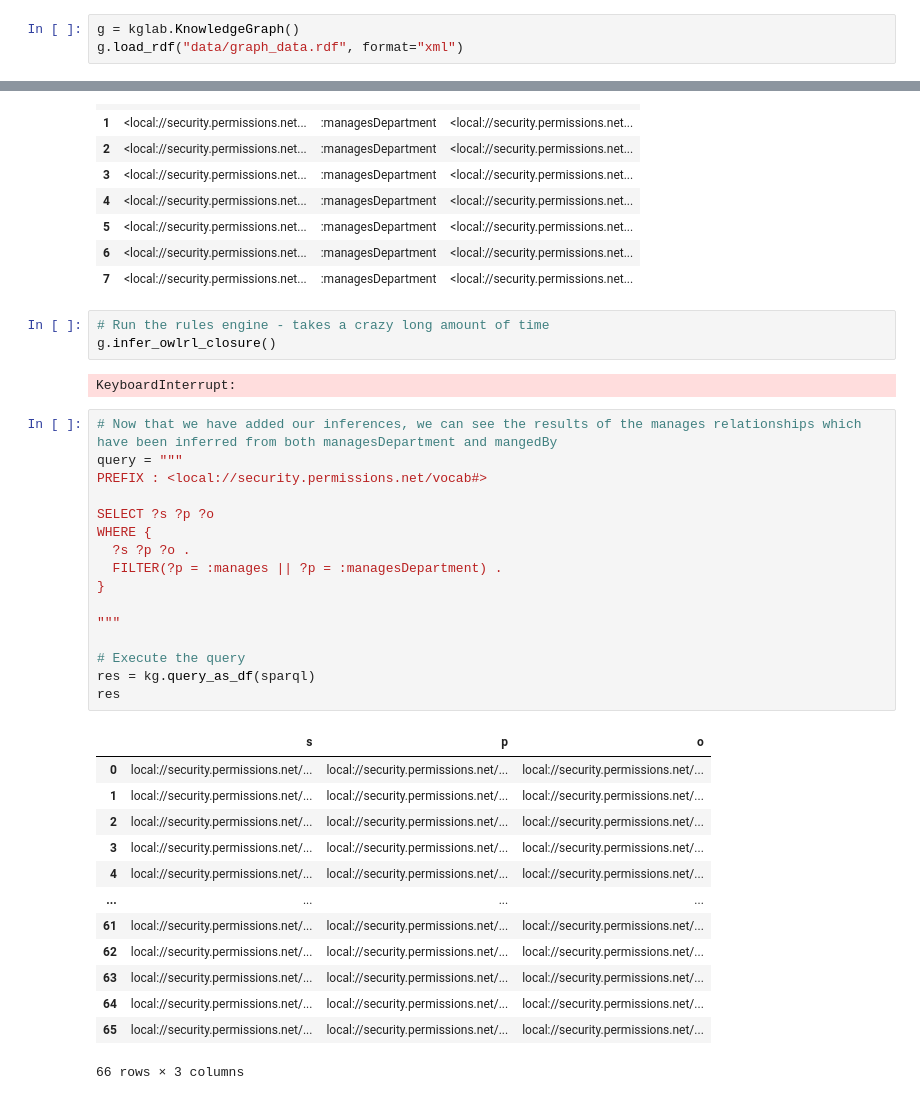
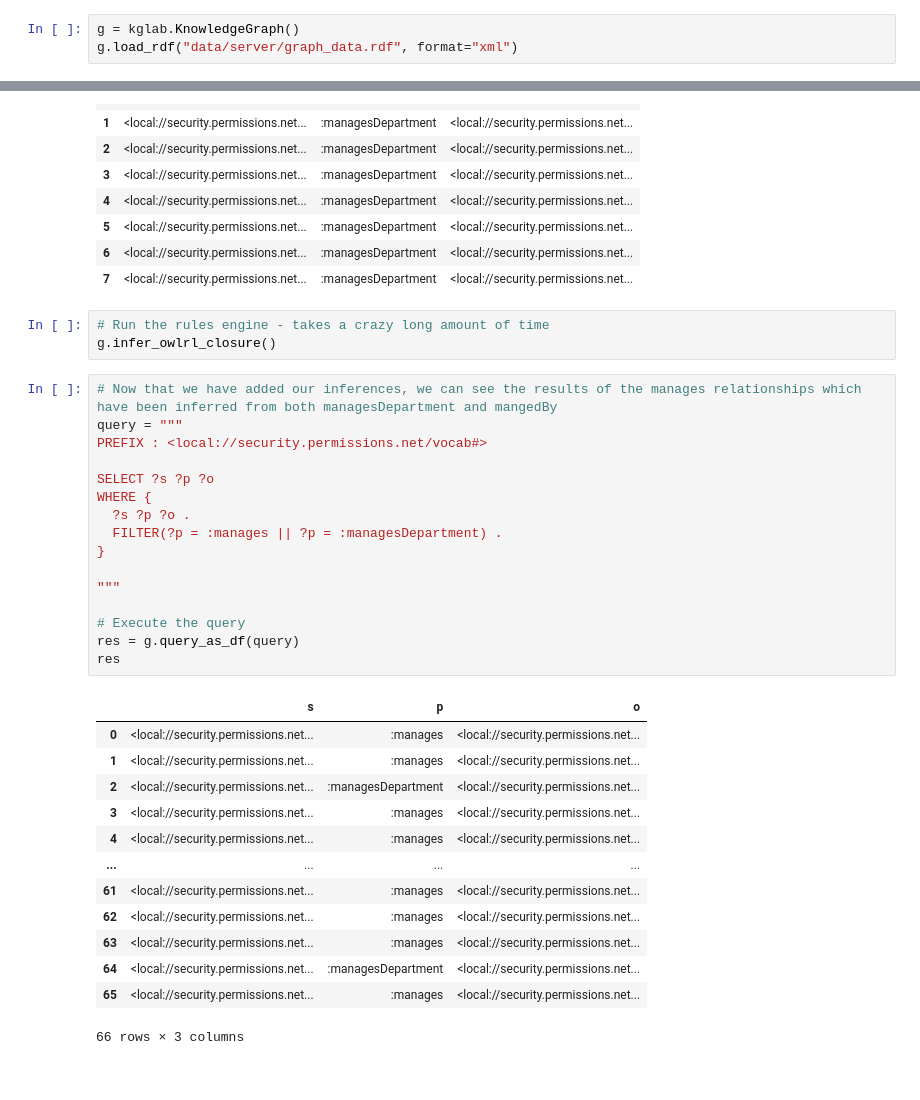
Before and after one commit to Egjfour/rdf_permissions_example, a Jupyter notebook: src/3-query_graph-kglab.ipynb, the cells around one changed output, grey strips where cells are left out. Saved outputs shown, nothing was run; the diff lists cells and outputs as text.

```diff
--- a/src/3-query_graph-kglab.ipynb
+++ b/src/3-query_graph-kglab.ipynb
@@ -10,6 +10,6 @@ os.getcwd()
 '/mnt/c/repos/rdf_permissions_example'
 # %%
 g = kglab.KnowledgeGraph()
-g.load_rdf("data/graph_data.rdf", format="xml")
+g.load_rdf("data/server/graph_data.rdf", format="xml")
 # %% [output]
 <kglab.kglab.KnowledgeGraph at 0x...>
@@ -53,37 +42,35 @@ res
 # %%
 # Run the rules engine - takes a crazy long amount of time
 g.infer_owlrl_closure()
-# %% [output]
-KeyboardInterrupt:
 # %%
 # Now that we have added our inferences, we can see the results of the manages relationships which have been inferred from both managesDepartment and mangedBy
 query = """
 PREFIX : <local://security.permissions.net/vocab#>
 
 SELECT ?s ?p ?o
 WHERE {
   ?s ?p ?o .
   FILTER(?p = :manages || ?p = :managesDepartment) .
 }
 
 """
 
 # Execute the query
-res = kg.query_as_df(sparql)
+res = g.query_as_df(query)
 res
 # %% [output]
 |  | s | p | o |
-| 0 | local://security.permissions.net/... | local://security.permissions.net/... | local://security.permissions.net/... |
-| 1 | local://security.permissions.net/... | local://security.permissions.net/... | local://security.permissions.net/... |
-| 2 | local://security.permissions.net/... | local://security.permissions.net/... | local://security.permissions.net/... |
-| 3 | local://security.permissions.net/... | local://security.permissions.net/... | local://security.permissions.net/... |
-| 4 | local://security.permissions.net/... | local://security.permissions.net/... | local://security.permissions.net/... |
+| 0 | <local://security.permissions.net... | :manages | <local://security.permissions.net... |
+| 1 | <local://security.permissions.net... | :manages | <local://security.permissions.net... |
+| 2 | <local://security.permissions.net... | :managesDepartment | <local://security.permissions.net... |
+| 3 | <local://security.permissions.net... | :manages | <local://security.permissions.net... |
+| 4 | <local://security.permissions.net... | :manages | <local://security.permissions.net... |
 | ... | ... | ... | ... |
-| 61 | local://security.permissions.net/... | local://security.permissions.net/... | local://security.permissions.net/... |
-| 62 | local://security.permissions.net/... | local://security.permissions.net/... | local://security.permissions.net/... |
-| 63 | local://security.permissions.net/... | local://security.permissions.net/... | local://security.permissions.net/... |
-| 64 | local://security.permissions.net/... | local://security.permissions.net/... | local://security.permissions.net/... |
-| 65 | local://security.permissions.net/... | local://security.permissions.net/... | local://security.permissions.net/... |
+| 61 | <local://security.permissions.net... | :manages | <local://security.permissions.net... |
+| 62 | <local://security.permissions.net... | :manages | <local://security.permissions.net... |
+| 63 | <local://security.permissions.net... | :manages | <local://security.permissions.net... |
+| 64 | <local://security.permissions.net... | :managesDepartment | <local://security.permissions.net... |
+| 65 | <local://security.permissions.net... | :manages | <local://security.permissions.net... |
 66 rows × 3 columns
 # %%
 # Find all the records that a specific user may have access to.
```
Also changed, not shown: parts of 3 cells of this notebook, 6 other files.
